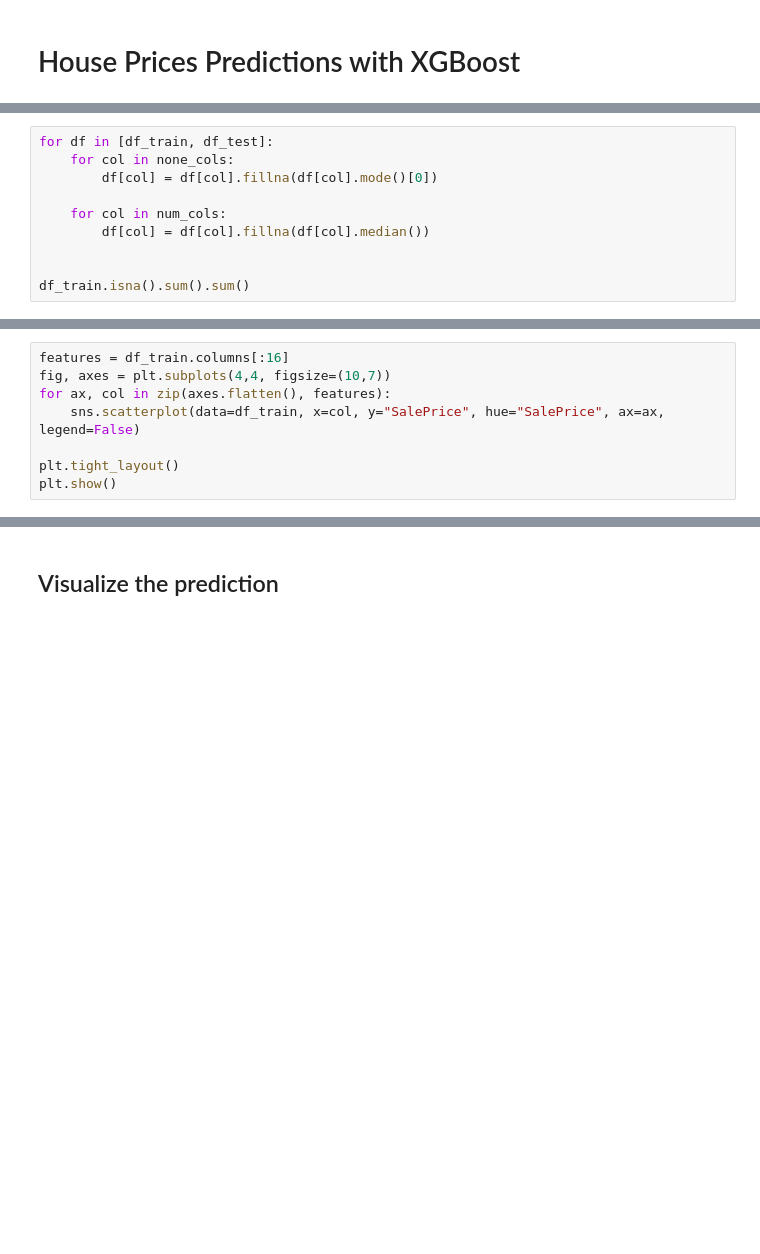
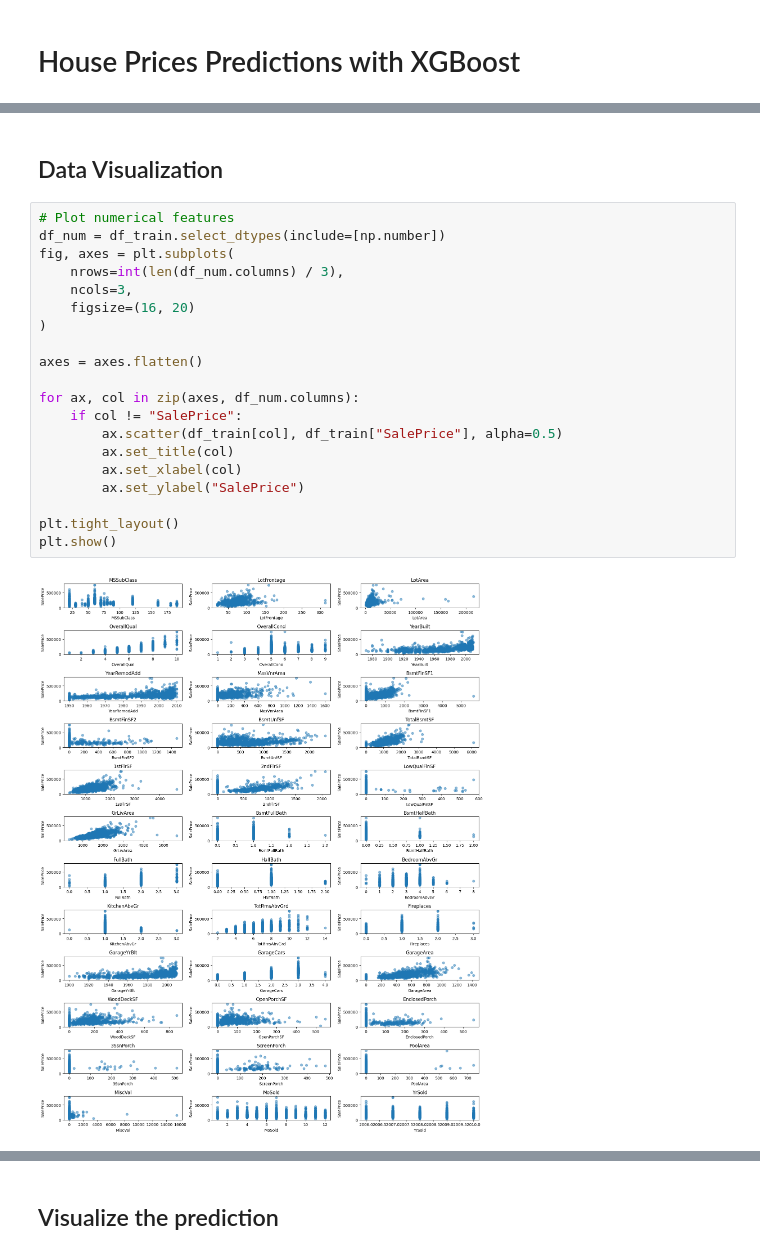
Before and after one commit to Yong712Jun/house_price_prediction_model, a Jupyter notebook: HPP.ipynb, the cells around one changed output, grey strips where cells are left out. Saved outputs shown, nothing was run; the diff lists cells and outputs as text; blank space fills up the shorter version.

```diff
--- a/HPP.ipynb
+++ b/HPP.ipynb
@@ -120,10 +2,0 @@ none_cols
-# %%
-for df in [df_train, df_test]:
-    for col in none_cols:
-        df[col] = df[col].fillna(df[col].mode()[0])
-
-    for col in num_cols:
-        df[col] = df[col].fillna(df[col].median())
-
-
-df_train.isna().sum().sum()
@@ -132,8 +2,0 @@ np.int64(0)
-# %%
-features = df_train.columns[:16]
-fig, axes = plt.subplots(4,4, figsize=(10,7))
-for ax, col in zip(axes.flatten(), features):
-    sns.scatterplot(data=df_train, x=col, y="SalePrice", hue="SalePrice", ax=ax, legend=False)
-
-plt.tight_layout()
-plt.show()
@@ -222,0 +41,24 @@ df_xgb_pred.to_csv(PRED_PATH)
+# %% [markdown]
+## Data Visualization
+# %%
+# Plot numerical features
+df_num = df_train.select_dtypes(include=[np.number])
+fig, axes = plt.subplots(
+    nrows=int(len(df_num.columns) / 3),
+    ncols=3,
+    figsize=(16, 20)
+)
+
+axes = axes.flatten()
+
+for ax, col in zip(axes, df_num.columns):
+    if col != "SalePrice":
+        ax.scatter(df_train[col], df_train["SalePrice"], alpha=0.5)
+        ax.set_title(col)
+        ax.set_xlabel(col)
+        ax.set_ylabel("SalePrice")
+
+plt.tight_layout()
+plt.show()
+# %% [output]
+[figure, added]
```
Also changed, not shown: parts of 40 cells of this notebook, 3 other files.
